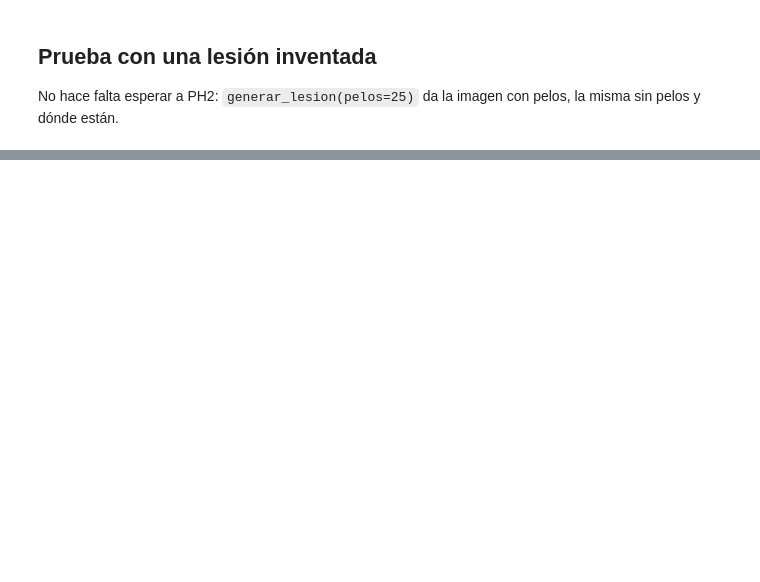
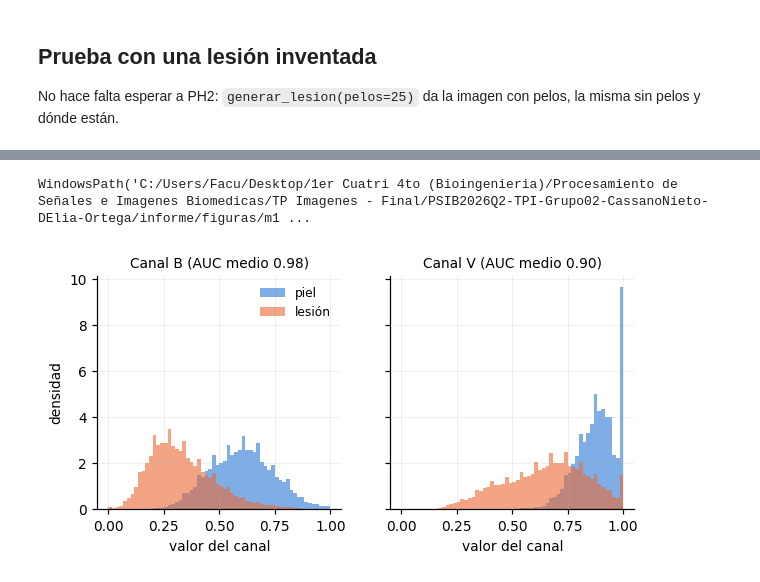
Before and after one commit to facortega/PSIB2026Q2-TPI-Grupo02-CassanoNieto-DElia-Ortega, a Jupyter notebook: modulos/m1_mejoramiento/mejoramiento.ipynb, the cells around one changed output, grey strips where cells are left out. Saved outputs shown, nothing was run; the diff lists cells and outputs as text; code cells hidden in the pictures; blank space fills up the shorter version.

```diff
--- a/modulos/m1_mejoramiento/mejoramiento.ipynb
+++ b/modulos/m1_mejoramiento/mejoramiento.ipynb
@@ -48,0 +86,26 @@ graficos.mostrar(ax[2], info["mascara_pelos"], "pelos (verdad)")
+# %%
+rng = np.random.default_rng(0)
+
+def canales(img):
+    hsv, lab = color.rgb2hsv(img), color.rgb2lab(img)
+    return {"R": img[..., 0], "G": img[..., 1], "B": img[..., 2],
+            "H": hsv[..., 0], "S": hsv[..., 1], "V": hsv[..., 2],
+            "L (Lab)": lab[..., 0], "gris": color.rgb2gray(img)}
+
+def piel(caso):
+    r = mejoramiento._distancia_al_centro(caso.mascara_ref.shape)
+    return ~caso.mascara_ref & (r < 0.45 * min(caso.mascara_ref.shape))
+
+filas = []
+for caso in entrenamiento:
+    p = piel(caso)
+    if p.sum() < 100:          # lesiones que casi no dejan piel visible
+        continue
+    for nombre, x in canales(caso.imagen).items():
+        a = rng.choice(x[caso.mascara_ref], 2000)
+        b = rng.choice(x[p], 2000)
+        auc = roc_auc_score(np.r_[np.ones(2000), np.zeros(2000)], np.r_[a, b])
+        filas.append({"canal": nombre, "AUC": max(auc, 1 - auc)})
+
+auc_canal = pd.DataFrame(filas).groupby("canal")["AUC"].agg(["mean", "min"]).sort_values("mean", ascending=False)
+auc_canal.round(3)
@@ -48,0 +123,16 @@ graficos.mostrar(ax[2], info["mascara_pelos"], "pelos (verdad)")
+# %%
+# Histogramas de lesión vs. piel en el mejor canal (B) y en el que proponía el anteproyecto (V)
+fig, ax = plt.subplots(1, 2, sharey=True)
+for a, canal in zip(ax, ["B", "V"]):
+    lesion = np.concatenate([canales(c.imagen)[canal][c.mascara_ref][::50] for c in entrenamiento])
+    fondo = np.concatenate([canales(c.imagen)[canal][piel(c)][::50] for c in entrenamiento])
+    a.hist(fondo, bins=60, range=(0, 1), density=True, alpha=0.6, color=graficos.COLOR_GRUPO["comun"], label="piel")
+    a.hist(lesion, bins=60, range=(0, 1), density=True, alpha=0.6, color=graficos.COLOR_GRUPO["sospechosa"], label="lesión")
+    a.set_title(f"Canal {canal} (AUC medio {auc_canal.loc[canal, 'mean']:.2f})")
+    a.set_xlabel("valor del canal")
+ax[0].set_ylabel("densidad")
+ax[0].legend()
+graficos.guardar_figura(fig, "m1_histogramas_canal")
+# %% [output]
+WindowsPath('C:/Users/Facu/Desktop/1er Cuatri 4to (Bioingenieria)/Procesamiento de Señales e Imagenes Biomedicas/TP Imagenes - Final/PSIB2026Q2-TPI-Grupo02-CassanoNieto-DElia-Ortega/informe/figuras/m1 ...
+[figure, added]
```
Also changed, not shown: parts of 22 cells of this notebook, 4 other files.
